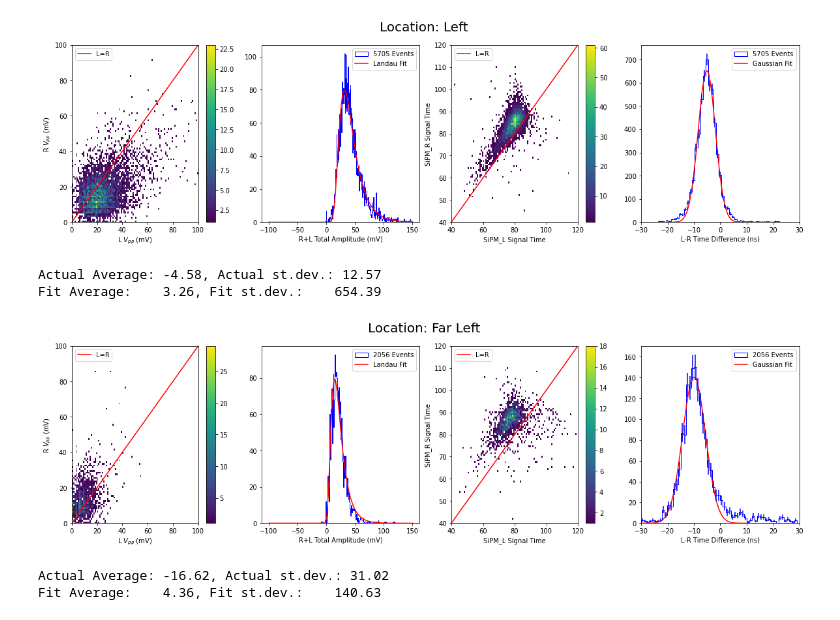
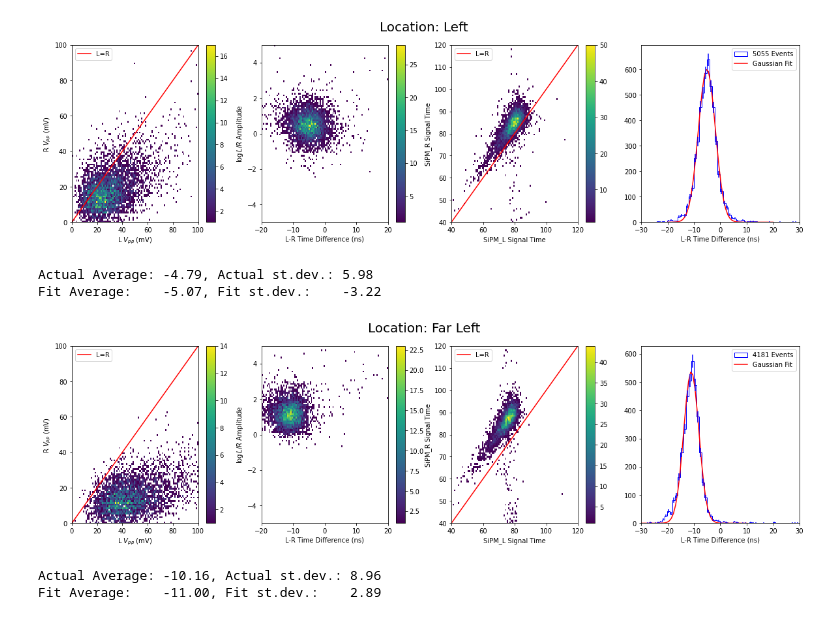
Before and after one commit to peckalec/fcal_project, a Jupyter notebook: SingleBarCosmics.ipynb, the cells around one changed output. Saved outputs shown, nothing was run; the diff lists cells and outputs as text; code cells hidden in the pictures.

```diff
--- a/SingleBarCosmics.ipynb
+++ b/SingleBarCosmics.ipynb
@@ -249,5 +125,7 @@ Fit Average:    4.56, Fit st.dev.:    123.40
 # %%
-df139cut = df139.query("ch4_time_fit >= 0 & ch3_time_fit >= 0")
+with open('LongbarTiming_part2_3-12.pkl', 'rb') as f:
+    df139 = pickle.load(f)
+df139cut = df139.query("ch4_time_fit >= 0 & ch3_time_fit >= 0 & ch4_P2P_fit > 0 & ch3_P2P_fit > 0")
 fig,ax = plt.subplots(1,4,figsize=(20,5))
 fig.suptitle("Location: Center", fontsize=20)
 binresolution = 1
@@ -260,12 +138,10 @@ ax[0].plot(np.linspace(0,100,2),np.linspace(0,100,2),color="red",label="L=R")
 fig.colorbar(AmpImage[-1],ax=ax[0])
 ax[0].legend()
 
-ax[1].set_xlabel("R+L Total Amplitude (mV)")
-ampcounts,ampbins,ampbars = ax[1].hist(df139cut.ch4_P2P_fit+df139cut.ch3_P2P_fit,bincount,color="b", label=f"{len(df139cut.ch4_time_fit)} Events",histtype="step",range=[-50,150])
-ampcenters = ampbins[:-1]/2+ampbins[1:]/2
-coeff, covar = curve_fit(Landau, ampcenters, ampcounts,p0=(50,50,140))
-ax[1].plot(np.linspace(-100,150,100),Landau(np.linspace(-100,150,100),*coeff),label="Landau Fit",color="r")
-ax[1].legend()
+ax[1].set_xlabel("L-R Time Difference (ns)")
+ax[1].set_ylabel("$\log{L/R}$ Amplitude")
+AmpDistance = ax[1].hist2d(df139cut.ch3_time_fit - df139cut.ch4_time_fit, np.log(df139cut.ch3_P2P_fit/df139cut.ch4_P2P_fit),bins=(100,100),cmin=1,label=f"{len(df139cut.ch4_time_fit)} Events",range=[[-20, 20], [-5, 5]])
+fig.colorbar(AmpDistance[-1],ax=ax[1])
 
 ax[2].set_xlabel("SiPM_L Signal Time")
 ax[2].set_ylabel("SiPM_R Signal Time")
@@ -299,5 +175,8 @@ Fit Average:    3.17, Fit st.dev.:    391.41
 # %%
-df97cut = df97.query("ch4_time_fit >= 0 & ch3_time_fit >= 0")
+with open('LongbarTiming_part2_2-12.pkl', 'rb') as f:
+    df97 = pickle.load(f)
+
+df97cut = df97.query("ch4_time_fit >= 0 & ch3_time_fit >= 0 & ch4_P2P_fit > 0 & ch3_P2P_fit > 0")
 fig,ax = plt.subplots(1,4,figsize=(20,5))
 fig.suptitle("Location: Left", fontsize=20)
 binresolution = 1
@@ -310,12 +189,10 @@ ax[0].plot(np.linspace(0,100,2),np.linspace(0,100,2),color="red",label="L=R")
 fig.colorbar(AmpImage[-1],ax=ax[0])
 ax[0].legend()
 
-ax[1].set_xlabel("R+L Total Amplitude (mV)")
-ampcounts,ampbins,ampbars = ax[1].hist(df97cut.ch4_P2P_fit+df97cut.ch3_P2P_fit,bincount,color="b", label=f"{len(df97cut.ch4_time_fit)} Events",histtype="step",range=[-50,150])
-ampcenters = ampbins[:-1]/2+ampbins[1:]/2
-coeff, covar = curve_fit(Landau, ampcenters, ampcounts,p0=(50,50,140))
-ax[1].plot(np.linspace(-100,150,100),Landau(np.linspace(-100,150,100),*coeff),label="Landau Fit",color="r")
-ax[1].legend()
+ax[1].set_xlabel("L-R Time Difference (ns)")
+ax[1].set_ylabel("$\log{L/R}$ Amplitude")
+AmpDistance = ax[1].hist2d(df97cut.ch3_time_fit - df97cut.ch4_time_fit, np.log(df97cut.ch3_P2P_fit/df97cut.ch4_P2P_fit),bins=(100,100),cmin=1,label=f"{len(df97cut.ch4_time_fit)} Events",range=[[-20, 20], [-5, 5]])
+fig.colorbar(AmpDistance[-1],ax=ax[1])
 
 ax[2].set_xlabel("SiPM_L Signal Time")
 ax[2].set_ylabel("SiPM_R Signal Time")
@@ -343,11 +220,13 @@ stdev = np.sqrt(sum((timecenters-avg)**2*timecounts)/sum(timecounts))
 print(f"Actual Average: {avg:.2f}, Actual st.dev.: {stdev:.2f}")
 print(f"Fit Average:    {coeff[1]:.2f}, Fit st.dev.:    {coeff[2]:.2f}")
 # %% [output]
-[figure, old version]
+[figure, new version]
-Actual Average: -4.58, Actual st.dev.: 12.57
-Fit Average:    3.26, Fit st.dev.:    654.39
+Actual Average: -4.79, Actual st.dev.: 5.98
+Fit Average:    -5.07, Fit st.dev.:    -3.22
 # %%
-df46cut = df46.query("ch4_time_fit >= 0 & ch3_time_fit >= 0")
+with open('LongbarTiming_part2_1-12.pkl', 'rb') as f:
+    df46 = pickle.load(f)
+df46cut = df46.query("ch4_time_fit >= 0 & ch3_time_fit >= 0 & ch4_P2P_fit > 0 & ch3_P2P_fit > 0")
 fig,ax = plt.subplots(1,4,figsize=(20,5))
 fig.suptitle("Location: Far Left", fontsize=20)
 binresolution = 1
@@ -360,39 +239,37 @@ ax[0].plot(np.linspace(0,100,2),np.linspace(0,100,2),color="red",label="L=R")
 fig.colorbar(AmpImage[-1],ax=ax[0])
 ax[0].legend()
 
-ax[1].set_xlabel("R+L Total Amplitude (mV)")
-ampcounts,ampbins,ampbars = ax[1].hist(df46cut.ch4_P2P_fit+df46cut.ch3_P2P_fit,bincount,color="b", label=f"{len(df46cut.ch4_time_fit)} Events",histtype="step",range=[-50,150])
-ampcenters = ampbins[:-1]/2+ampbins[1:]/2
-coeff, covar = curve_fit(Landau, ampcenters, ampcounts,p0=(30,30,140))
-ax[1].plot(np.linspace(-100,150,100),Landau(np.linspace(-100,150,100),*coeff),label="Landau Fit",color="r")
-ax[1].legend()
+ax[1].set_xlabel("L-R Time Difference (ns)")
+ax[1].set_ylabel("$\log{L/R}$ Amplitude")
+AmpDistance = ax[1].hist2d(df46cut.ch3_time_fit - df46cut.ch4_time_fit, np.log(df46cut.ch3_P2P_fit/df46cut.ch4_P2P_fit),bins=(100,100),cmin=1,label=f"{len(df46cut.ch4_time_fit)} Events",range=[[-20, 20], [-5, 5]])
+fig.colorbar(AmpDistance[-1],ax=ax[1])
 
 ax[2].set_xlabel("SiPM_L Signal Time")
 ax[2].set_ylabel("SiPM_R Signal Time")
 TimeImage = ax[2].hist2d(df46cut.ch3_time_fit,df46cut.ch4_time_fit,bins=(100,100),cmin=1,label=f"{len(df46cut.ch4_time_fit)} Events",range=[[40, 120], [40, 120]])
 mintime = min(min(df46cut.ch4_time_fit),min(df46cut.ch3_time_fit))
 maxtime = max(max(df46cut.ch4_time_fit),max(df46cut.ch3_time_fit))
 fig.colorbar(TimeImage[-1],ax=ax[2])
 ax[2].plot(np.linspace(mintime,maxtime,2),np.linspace(mintime,maxtime,2),color="red",label="L=R")
 ax[2].legend()
 
 ax[3].set_xlabel("L-R Time Difference (ns)")
 timecounts,timebins,bars = ax[3].hist(df46cut.ch3_time_fit-df46cut.ch4_time_fit,bincount,color="b", label=f"{len(df46cut.ch4_time_fit)} Events",histtype="step")
 timecenters = timebins[:-1]/2+timebins[1:]/2
 coeff, covar = curve_fit(gaus, timecenters, timecounts)
 gausstart,gausstop = (-30,10)
 ax[3].plot(np.linspace(gausstart,gausstop,50),gaus(np.linspace(gausstart,gausstop,50),*coeff),label="Gaussian Fit",color="r")
 ax[3].set_xlim(-30,30)
 ax[3].errorbar(timecenters, timecounts, yerr=np.sqrt(timecounts),color="b",linestyle="None")
 ax[3].legend()
 
 plt.show()
 avg = sum(timecenters*timecounts)/sum(timecounts)
 stdev = np.sqrt(sum((timecenters-avg)**2*timecounts)/sum(timecounts))
 
 print(f"Actual Average: {avg:.2f}, Actual st.dev.: {stdev:.2f}")
 print(f"Fit Average:    {coeff[1]:.2f}, Fit st.dev.:    {coeff[2]:.2f}")
 # %% [output]
-[figure, old version]
+[figure, new version]
-Actual Average: -16.62, Actual st.dev.: 31.02
-Fit Average:    4.36, Fit st.dev.:    140.63
+Actual Average: -10.16, Actual st.dev.: 8.96
+Fit Average:    -11.00, Fit st.dev.:    2.89
```
Also changed, not shown: parts of 18 cells of this notebook, 19 other files.
